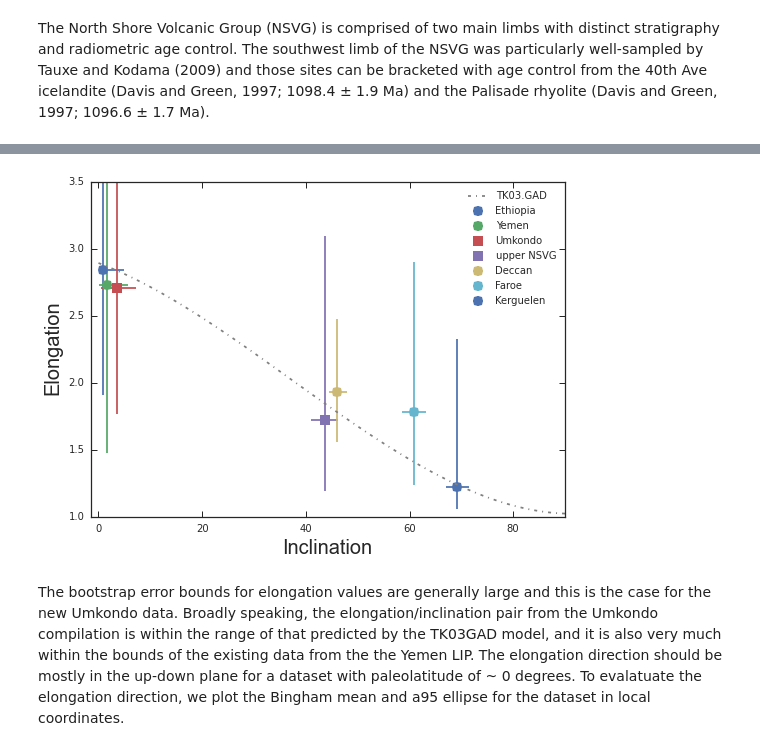
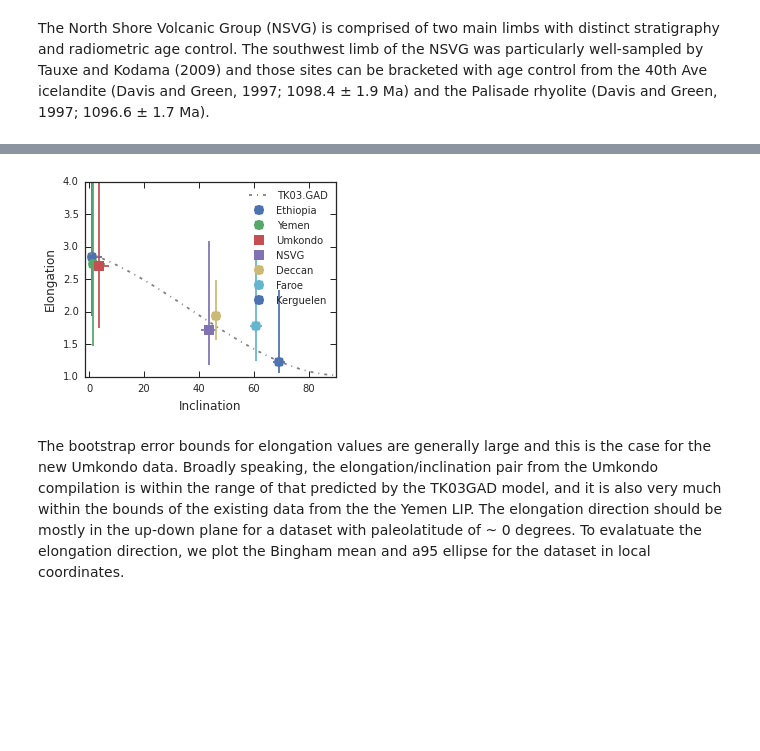
Before and after one commit to HanbiaoXian/2015_Umkondo_Pole, a Jupyter notebook: Code/Umkondo_New_Data.ipynb, the cells around one changed output, grey strips where cells are left out. Saved outputs shown, nothing was run; the diff lists cells and outputs as text; code cells hidden in the pictures; blank space fills up the shorter version.

Commit message:
Update formatting of E/I figure

```diff
--- a/Code/Umkondo_New_Data.ipynb
+++ b/Code/Umkondo_New_Data.ipynb
@@ -4644,39 +4644,39 @@ Kerguelen_inc = 69.2
 Kerguelen_elong_err = [[1.22-1.06],[2.33-1.22]]
 Kerguelen_inc_err = [[69.2-67.0],[71.4-69.2]]
 
 xa = np.linspace(0,90,num=90)
 TK03GAD = 2.895 + -1.466e-2*xa + -3.525e-4*xa**2 + 3.160e-6*xa**3
 
 import seaborn as sns
 sns.set_style('ticks',{'xtick.direction':'in','ytick.direction':'in'})
-plt.figure(figsize=(8.5,6))
+plt.figure(figsize=(4.5,3.5))
 plt.errorbar(ET_inc_boot[0], ET_elong_boot[0], xerr=Ethiopian_inc_err,
              yerr=Ethiopian_elong_err, fmt='o', ms=10, label='Ethiopia')
 plt.errorbar(Yemen_inc, Yemen_elong, xerr=Yemen_inc_err,
              yerr=Yemen_elong_err, fmt='o', ms=10, label='Yemen')
 plt.errorbar(Umk_inc[0], Umk_elong[0],
              xerr=Umk_inc_err,
              yerr=Umk_elong_err,
              fmt='s', ms=10, label='Umkondo')
 plt.errorbar(NSVGu_inc[0], NSVGu_elong[0], xerr=NSVGu_inc_err,
-             yerr=NSVGu_elong_err, fmt='s', ms=10, label='upper NSVG')
+             yerr=NSVGu_elong_err, fmt='s', ms=10, label='NSVG')
 plt.errorbar(Deccan_inc, Deccan_elong, xerr=Deccan_inc_err,
              yerr=Deccan_elong_err, fmt='o', ms=10, label='Deccan')
 plt.errorbar(Faroe_inc, Faroe_elong, xerr=Faroe_inc_err,
              yerr=Faroe_elong_err, fmt='o', ms=10, label='Faroe')
 plt.errorbar(Kerguelen_inc, Kerguelen_elong, xerr=Kerguelen_inc_err,
              yerr=Kerguelen_elong_err, fmt='o', ms=10, label='Kerguelen')
 
 plt.plot(xa,TK03GAD,color='grey',label='TK03.GAD',linestyle='-.')
 plt.xlim([-1.5,90])
-plt.ylim([1,3.5])
-plt.xlabel('Inclination', fontsize='20')
-plt.ylabel('Elongation', fontsize='20')
+plt.ylim([1,4])
+plt.xlabel('Inclination', fontsize='12')
+plt.ylabel('Elongation', fontsize='12')
 plt.legend()
 plt.savefig('Code_Output/EI.svg')
 plt.show()
 # %% [output]
-[figure, old version]
+[figure, new version]
 # %% [markdown]
 The bootstrap error bounds for elongation values are generally large and this is the case for the new Umkondo data. Broadly speaking, the elongation/inclination pair from the Umkondo compilation is within the range of that predicted by the TK03GAD model, and it is also very much within the bounds of the existing data from the the Yemen LIP. The elongation direction should be mostly in the up-down plane for a dataset with paleolatitude of ~ 0 degrees. To evalatuate the elongation direction, we plot the Bingham mean and a95 ellipse for the dataset in local coordinates.
 # %%
```
Also changed, not shown: parts of 8 cells of this notebook, 2 other files.
